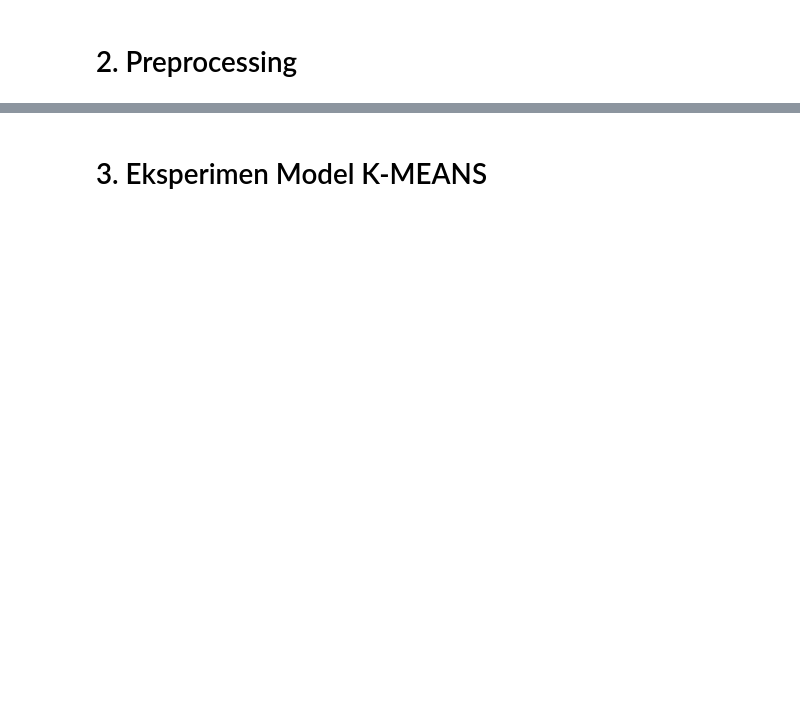
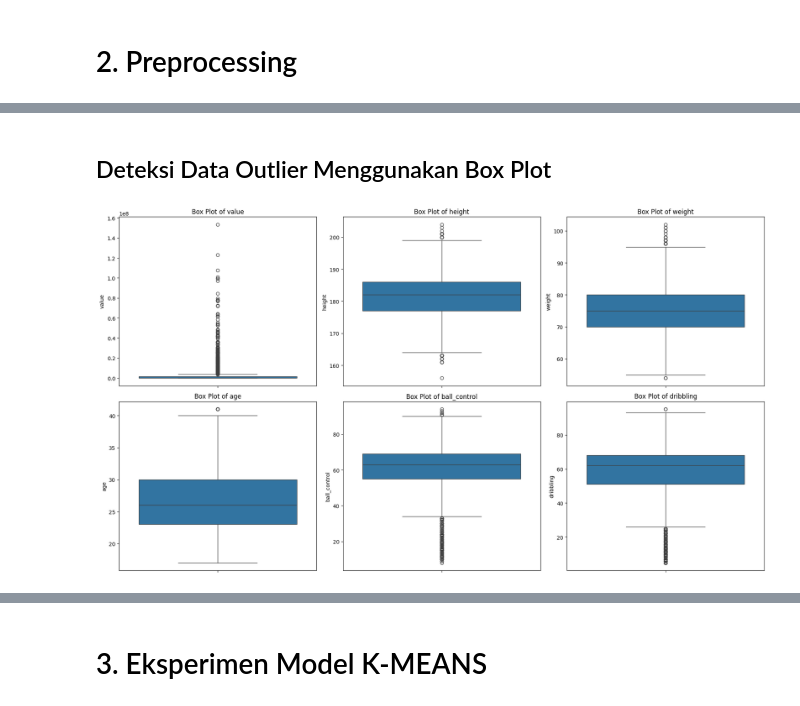
Before and after one commit to hisyamssyr/unsupervised-learning, a Jupyter notebook: Pembelajaran_Mesin_Tugas_1.ipynb, the cells around one changed output, grey strips where cells are left out. Cells and saved outputs as stored; diff of their text form; code cells hidden in the pictures; blank space fills up the shorter version.

```diff
--- a/Pembelajaran_Mesin_Tugas_1.ipynb
+++ b/Pembelajaran_Mesin_Tugas_1.ipynb
@@ -43,0 +57,3 @@ Langkah-langkah yang harus dilakukan antara lain:
+# %%
+df = pd.read_csv('player_stats.csv', encoding='latin1')
+display(df.head())
@@ -43,0 +90,2 @@ Langkah-langkah yang harus dilakukan antara lain:
+# %%
+df = df.drop('marking', axis=1)
@@ -43,0 +102,5 @@ Langkah-langkah yang harus dilakukan antara lain:
+# %%
+df = df.drop(['player', 'country', 'club'], axis=1)
+df['value'] = df['value'].astype(str).str.replace(r'[$ .]', '', regex=True).astype(float)
+
+df.info()
@@ -43,0 +127,9 @@ Langkah-langkah yang harus dilakukan antara lain:
+# %%
+print(f"Jumlah baris sebelum menghapus duplikat: {df.shape[0]}")
+
+print("Duplicate row:")
+duplicate = df[df.duplicated(keep=False)]
+display(duplicate)
+
+df_clean = df.drop_duplicates()
+print(f"Jumlah baris setelah menghapus duplikat: {df_clean.shape[0]}")
@@ -43,0 +152,16 @@ Langkah-langkah yang harus dilakukan antara lain:
+# %% [markdown]
+## Deteksi Data Outlier Menggunakan Box Plot
+# %%
+outlier_columns = ['value', 'height', 'weight', 'age', 'ball_control', 'dribbling']
+
+plt.figure(figsize=(18, 10))
+for i, col in enumerate(outlier_columns):
+    plt.subplot(2, 3, i + 1)
+    sns.boxplot(y=df_clean[col])
+    plt.title(f'Box Plot of {col}')
+    plt.ylabel(col)
+
+plt.tight_layout()
+plt.show()
+# %% [output]
+[figure, added]
```
Also changed, not shown: parts of 19 cells of this notebook, 2 other files.
